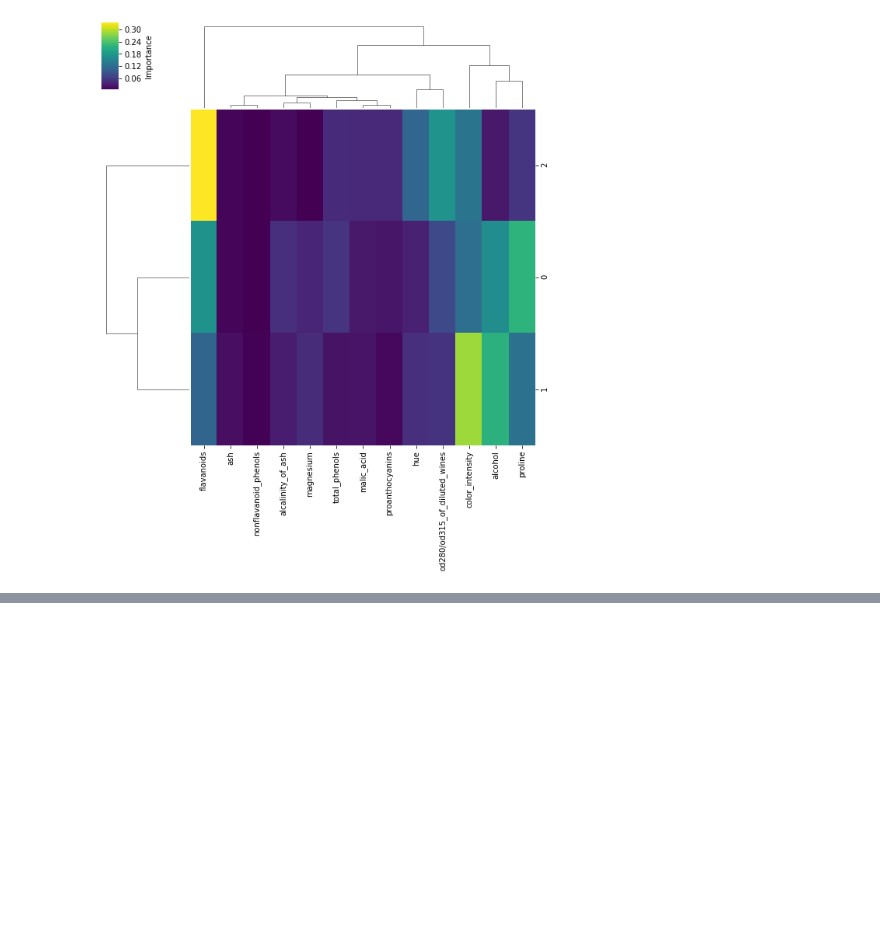
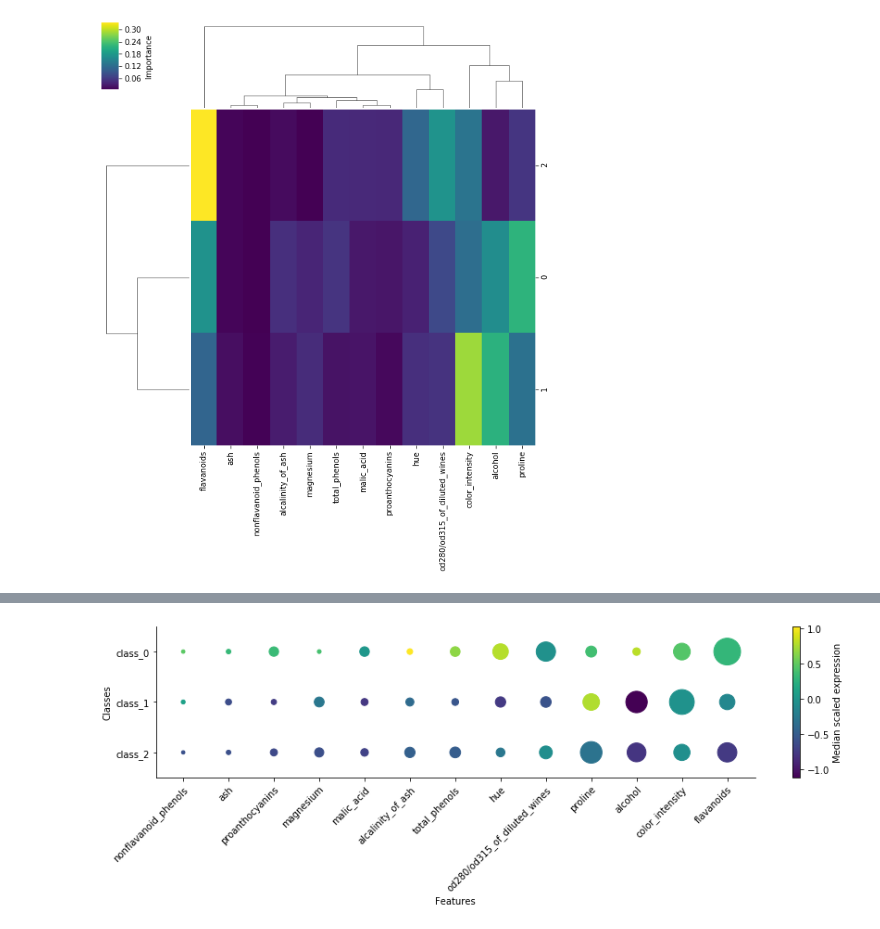
Before and after one commit to GiulioPr/Pcfi, a Jupyter notebook: 1_code/pibc-demo-v2.ipynb, the cells around one changed output, grey strips where cells are left out. Drawn from its saved outputs; the diff is of its cells as text; code cells hidden in the pictures; blank space fills up the shorter version.

```diff
--- a/1_code/pibc-demo-v2.ipynb
+++ b/1_code/pibc-demo-v2.ipynb
@@ -675,0 +701,44 @@ plt.close()
+# %%
+#Feature importance and median expression
+imp_mat = calcImportanceMatrix_v2(rf_clf)
+
+#Order classes
+mean_imp_per_class = np.mean(imp_mat, axis=1)
+class_index = np.argsort(mean_imp_per_class)
+classes_reord = np.arange(len((wines.target_names)))[class_index]
+classes_name_reord = np.array(wines.target_names)[class_index]
+#Order features
+mean_imp_per_feat = np.mean(imp_mat, axis=0)
+feat_index = np.argsort(mean_imp_per_feat)
+features = np.array(wines.feature_names)
+feat_reord = features[feat_index]
+
+imp_mat_reord = imp_mat[class_index,:]
+imp_mat_reord = imp_mat[:,feat_index]
+
+norm_X = scale(X)
+
+x_pos = np.hstack([np.arange(1,len(feat_reord)+1) for k in range(len(classes_reord))])
+y_pos = np.hstack([np.ones(len(feat_reord))*(k+1) for k in range(len(classes_reord))])
+sizes = imp_mat_reord * 2500
+#sizes = np.ones(np.shape(imp_mat_reord)) * 2500
+medians = np.array([np.median(norm_X[y==cl][f_ind]) for cl in classes_reord for f_ind in feat_index])
+fig, ax = plt.subplots(figsize=(len(feat_reord)+1.5, len(classes_reord)))
+sc = ax.scatter(x=x_pos, y=y_pos, s=sizes, c=medians, cmap='viridis')
+
+#ax.legend(bbox_to_anchor=(1.05, 1.05), title='Features')
+plt.colorbar(sc, label='Median scaled expression')
+ax.set_yticks(np.arange(1,len(classes_reord)+1))
+ax.set_yticklabels(classes_name_reord)
+ax.set_xticks(np.arange(1,len(feat_reord)+1))
+ax.set_xticklabels(feat_reord, rotation=45, ha='right', rotation_mode='anchor')
+ax.set_ylabel('Classes')
+ax.set_xlabel('Features')
+
+ax.set_ylim(bottom=0.5, top=len(classes_reord)+0.5)
+sns.despine(fig=fig)
+#fig.savefig('Importance_matrix_distribution.pdf', bbox_inches='tight')
+plt.show()
+plt.close()
+# %% [output]
+[figure, added]
```
Also changed, not shown: parts of 8 cells of this notebook.
